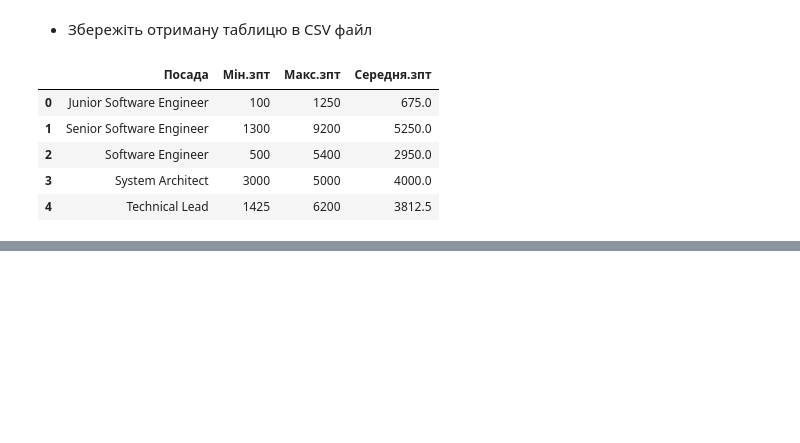
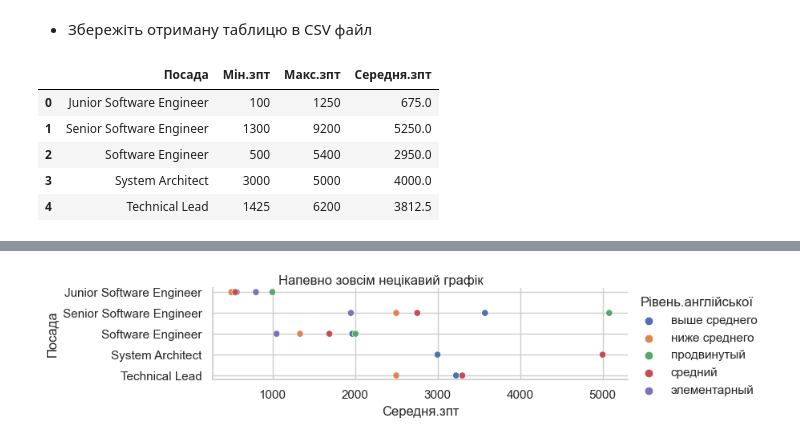
Before and after one commit to YpL68/DataScience9, a Jupyter notebook: HW2.2.ipynb, the cells around one changed output, grey strips where cells are left out. Saved outputs shown, nothing was run; the diff lists cells and outputs as text; code cells hidden in the pictures; blank space fills up the shorter version.

```diff
--- a/HW2.2.ipynb
+++ b/HW2.2.ipynb
@@ -202,0 +230,13 @@ test_writing
+# %%
+plot_data3 = python_data.groupby(by=["Уровень.английского", "Должность"]).agg({"Зарплата.в.месяц": ["mean"]})
+plot_data3 = plot_data3.reset_index()
+plot_data3.columns = ["Рівень.англійської", "Посада", "Середня.зпт"]
+sns.set_style("whitegrid")
+g = sns.relplot(
+    data=plot_data3, y="Посада", x="Середня.зпт",
+    hue="Рівень.англійської", height=2, aspect=4,
+)
+g.fig.suptitle("Напевно зовсім нецікавий графік", fontsize=12)
+g.fig.subplots_adjust(top=0.9);
+# %% [output]
+[figure, added]
```
Also changed, not shown: parts of 5 cells of this notebook.
